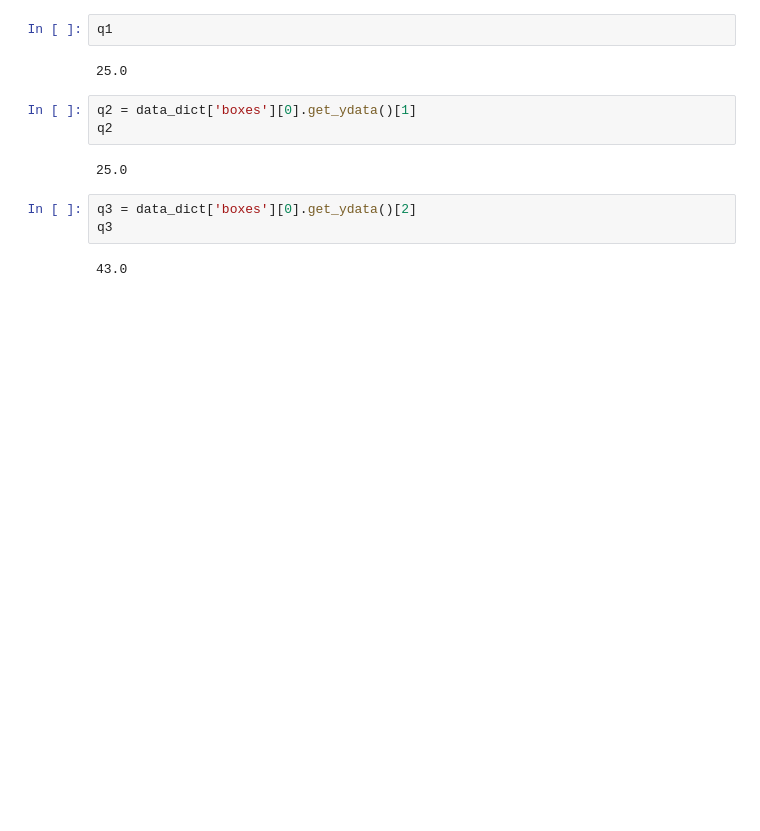
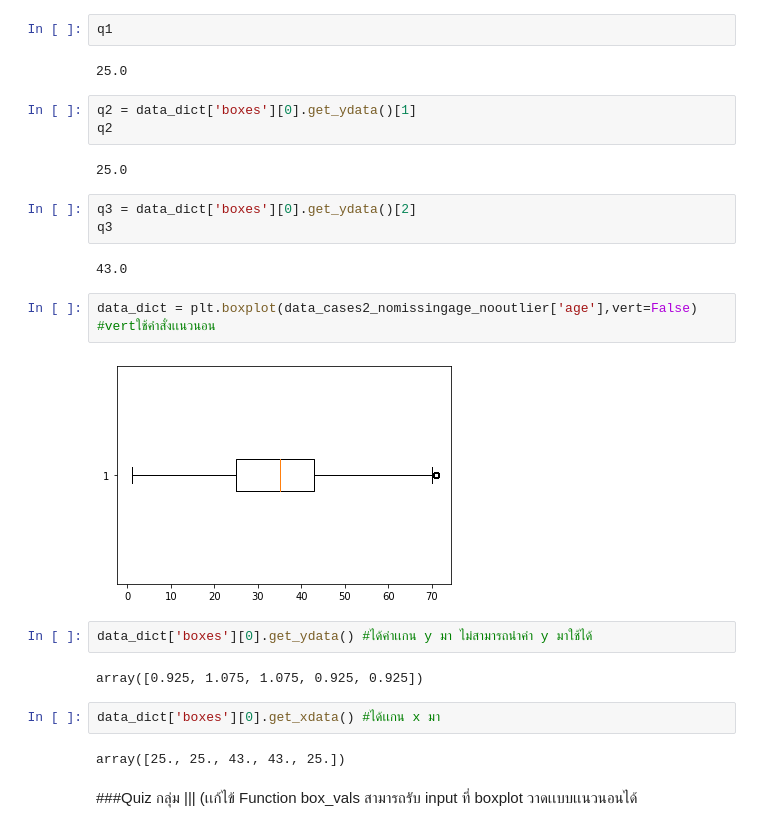
Before and after one commit to Chanunchida-May/DWDM21, a Jupyter notebook: Data_Preprocessing_(chapter3).ipynb, the cells around one changed output. Saved outputs shown, nothing was run; the diff lists cells and outputs as text; blank space fills up the shorter version.

Commit message:
Quiz กลุ่ม3

```diff
--- a/Data_Preprocessing_(chapter3).ipynb
+++ b/Data_Preprocessing_(chapter3).ipynb
@@ -1144,3 +1144,17 @@ q3 = data_dict['boxes'][0].get_ydata()[2]
 q3
 # %% [output]
 43.0
+# %%
+data_dict = plt.boxplot(data_cases2_nomissingage_nooutlier['age'],vert=False) #vertใช้คำสั่งเเนวนอน
+# %% [output]
+[figure, added]
+# %%
+data_dict['boxes'][0].get_ydata() #ได้ค่าเเกน y มา ไม่สามารถนำค่า y มาใช้ได้
+# %% [output]
+array([0.925, 1.075, 1.075, 0.925, 0.925])
+# %%
+data_dict['boxes'][0].get_xdata() #ได้เเกน x มา
+# %% [output]
+array([25., 25., 43., 43., 25.])
+# %% [markdown]
+###Quiz กลุ่ม ||| (เเก้ไข้ Function box_vals สามารถรับ input ที่ boxplot วาดเเบบเเนวนอนได้
```
Also changed, not shown: parts of 12 cells of this notebook.
